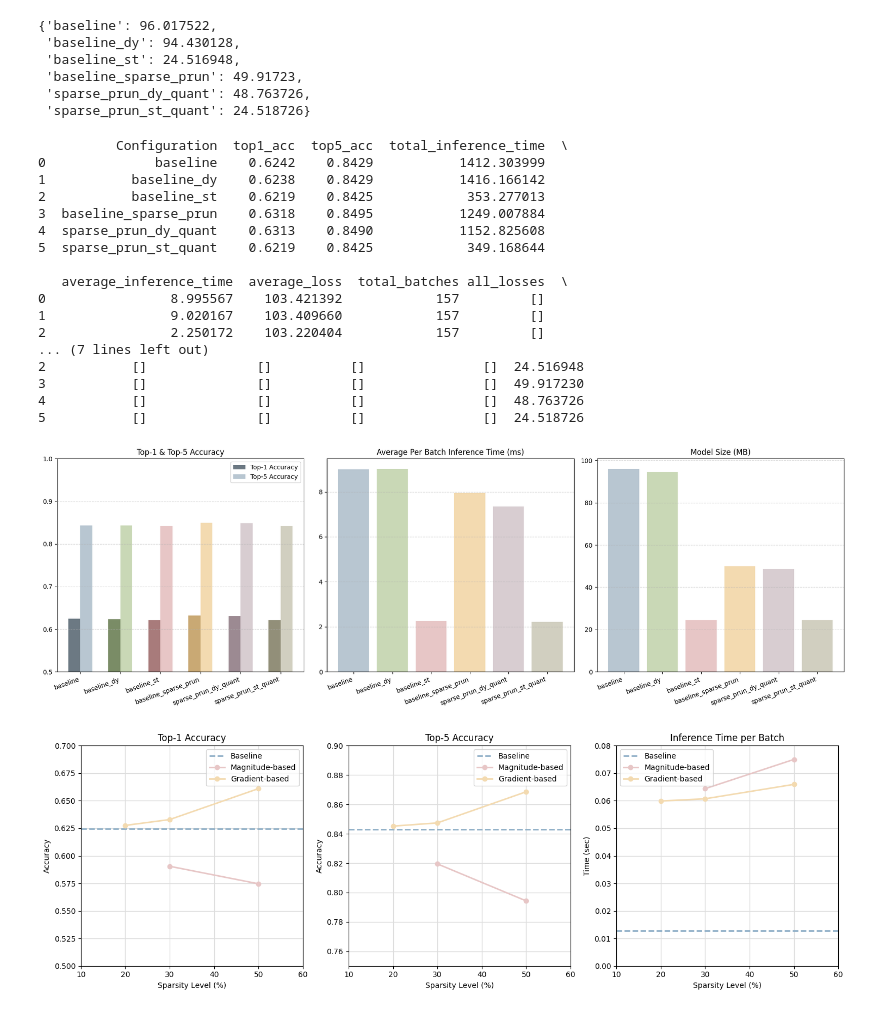
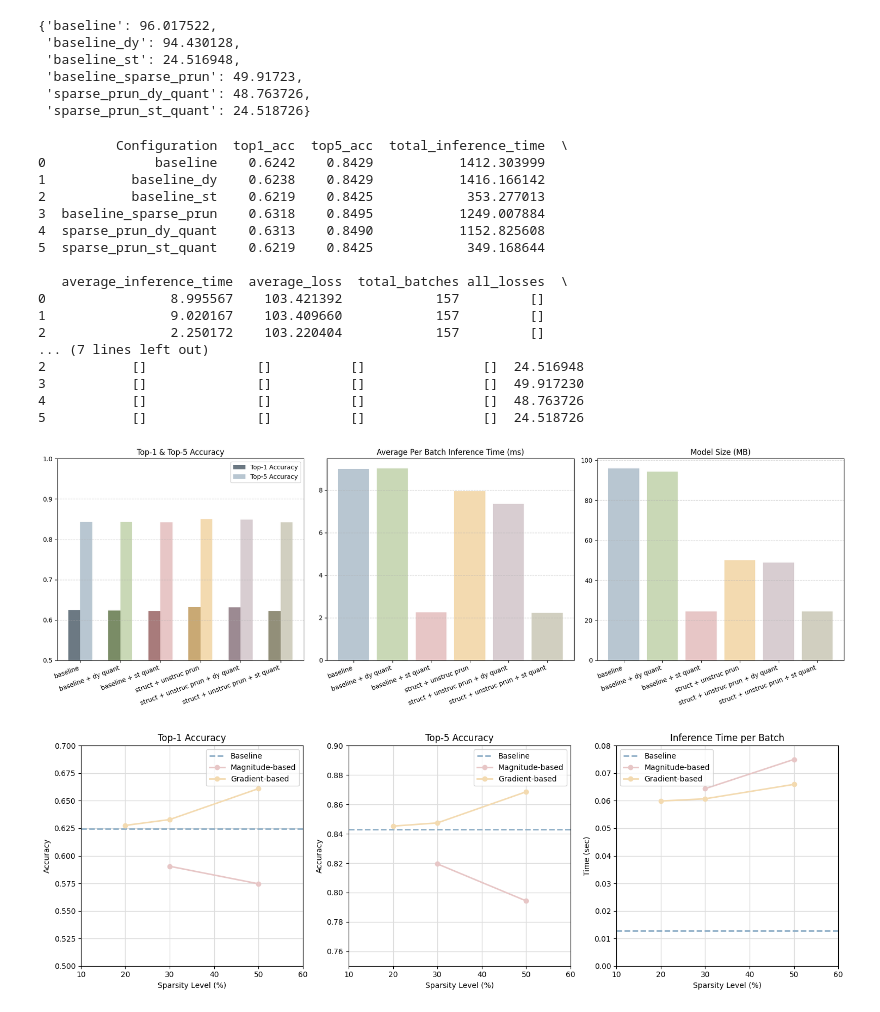
Before and after one commit to lakshyasuri/ModelCompressionAnalysis, a Jupyter notebook: restNet50_plots.ipynb, the cells around one changed output. Drawn from its saved outputs; the diff is of its cells as text; code cells hidden in the pictures.

Commit message:
corrects the x-axis lable of the combined resnet50 plot

```diff
--- a/restNet50_plots(do_not_run!!!).ipynb
+++ b/restNet50_plots.ipynb
@@ -321,7 +321,15 @@ axs[0].bar(x - 0.15, df_updated['top1_acc'], width=0.3, label='Top-1 Accuracy',
 axs[0].bar(x + 0.15, df_updated['top5_acc'], width=0.3, label='Top-5 Accuracy', color=top5_colors)
 axs[0].set_title('Top-1 & Top-5 Accuracy')
 axs[0].set_xticks(x)
-axs[0].set_xticklabels(df_updated['Configuration'], rotation=20, ha='right')
+axs[0].set_xticklabels(df_updated['Configuration'].replace(
+    {
+        "baseline_dy": "baseline + dy quant",
+        "baseline_st": "baseline + st quant",
+        "baseline_sparse_prun": "struct + unstruc prun",
+        "sparse_prun_dy_quant": "struct + unstruc prun + dy quant",
+        "sparse_prun_st_quant": "struct + unstruc prun + st quant"
+    }
+), rotation=20, ha='right')
 axs[0].set_ylim(0.5, 1.0)
 axs[0].legend()
 axs[0].grid(axis='y', linestyle='--', alpha=0.5)
@@ -330,38 +338,54 @@ axs[0].grid(axis='y', linestyle='--', alpha=0.5)
 axs[1].bar(x, df_updated['average_inference_time'], color=bar_colors)
 axs[1].set_title('Average Per Batch Inference Time (ms)')
 axs[1].set_xticks(x)
-axs[1].set_xticklabels(df_updated['Configuration'], rotation=20, ha='right')
+axs[1].set_xticklabels(df_updated['Configuration'].replace(
+    {
+        "baseline_dy": "baseline + dy quant",
+        "baseline_st": "baseline + st quant",
+        "baseline_sparse_prun": "struct + unstruc prun",
+        "sparse_prun_dy_quant": "struct + unstruc prun + dy quant",
+        "sparse_prun_st_quant": "struct + unstruc prun + st quant"
+    }
+), rotation=20, ha='right')
 axs[1].grid(axis='y', linestyle='--', alpha=0.5)
 
 # --- Model Size ---
 axs[2].bar(x, df_updated['size'], color=bar_colors)
 axs[2].set_title('Model Size (MB)')
 axs[2].set_xticks(x)
-axs[2].set_xticklabels(df_updated['Configuration'], rotation=20, ha='right')
+axs[2].set_xticklabels(df_updated['Configuration'].replace(
+    {
+        "baseline_dy": "baseline + dy quant",
+        "baseline_st": "baseline + st quant",
+        "baseline_sparse_prun": "struct + unstruc prun",
+        "sparse_prun_dy_quant": "struct + unstruc prun + dy quant",
+        "sparse_prun_st_quant": "struct + unstruc prun + st quant"
+    }
+), rotation=20, ha='right')
 axs[2].grid(axis='y', linestyle='--', alpha=0.5)
 
 plt.tight_layout()
 # plt.show()
 plt.savefig(plot_path / "restNet50_combined_comparison.png")
 # %% [output]
           Configuration  top1_acc  top5_acc  total_inference_time  \
 0              baseline    0.6242    0.8429           1412.303999
 1           baseline_dy    0.6238    0.8429           1416.166142
 2           baseline_st    0.6219    0.8425            353.277013
 3  baseline_sparse_prun    0.6318    0.8495           1249.007884
 4  sparse_prun_dy_quant    0.6313    0.8490           1152.825608
 5  sparse_prun_st_quant    0.6219    0.8425            349.168644
 
    average_inference_time  average_loss  total_batches all_losses  \
 0                8.995567    103.421392            157         []
 1                9.020167    103.409660            157         []
 2                2.250172    103.220404            157         []
 ... (7 lines left out)
 2           []              []          []               []  24.516948
 3           []              []          []               []  49.917230
 4           []              []          []               []  48.763726
 5           []              []          []               []  24.518726
-[figure, old version]
+[figure, new version]
 # %%
 # Reload the JSON data
 with open("pytorch_unstructured_pruned_metrics.json", "r") as f:
```
Also changed, not shown: 1 other file.
